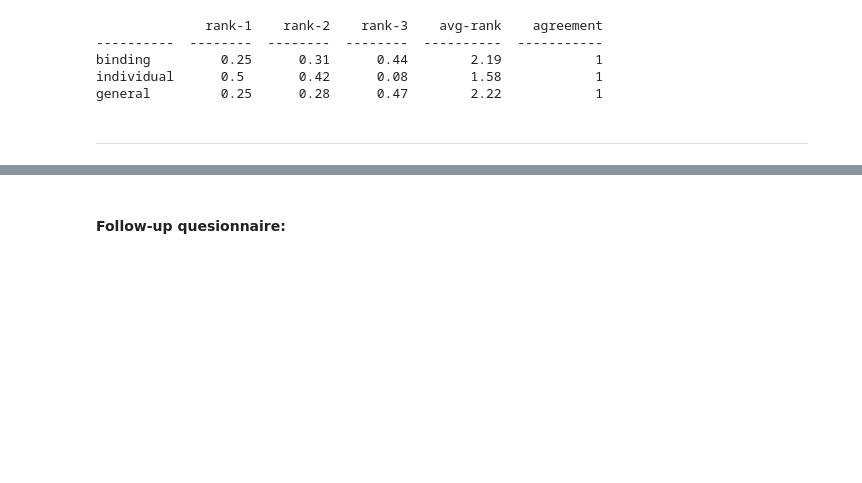
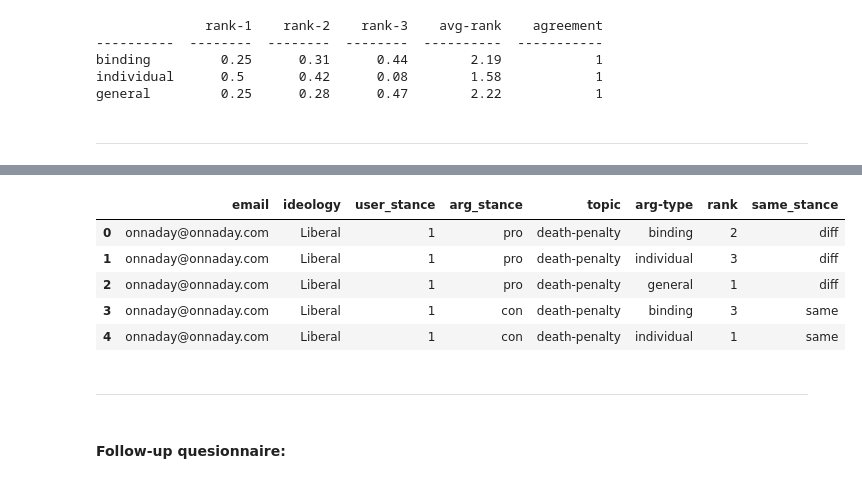
Before and after one commit to webis-de/acl22-moral-debater-a-study-on-the-computational-generation-of-morally-framed-arguments, a Jupyter notebook: src-ipynb/moral-debater/response_analysis.ipynb, the cells around one changed output, grey strips where cells are left out. Saved outputs shown, nothing was run; the diff lists cells and outputs as text; code cells hidden in the pictures; blank space fills up the shorter version.

```diff
--- a/src-ipynb/moral-debater/response_analysis.ipynb
+++ b/src-ipynb/moral-debater/response_analysis.ipynb
@@ -337,3 +494,14 @@ general         0.25      0.28      0.47        2.22            1
+# %%
+main_df.head()
+# %% [output]
+|  | email | ideology | user_stance | arg_stance | topic | arg-type | rank | same_stance |
+| 0 | onnaday@onnaday.com | Liberal | 1 | pro | death-penalty | binding | 2 | diff |
+| 1 | onnaday@onnaday.com | Liberal | 1 | pro | death-penalty | individual | 3 | diff |
+| 2 | onnaday@onnaday.com | Liberal | 1 | pro | death-penalty | general | 1 | diff |
+| 3 | onnaday@onnaday.com | Liberal | 1 | con | death-penalty | binding | 3 | same |
+| 4 | onnaday@onnaday.com | Liberal | 1 | con | death-penalty | individual | 1 | same |
+# %% [markdown]
+--------
 # %% [markdown]
 #### Follow-up quesionnaire:
 # %%
```
Also changed, not shown: parts of 14 cells of this notebook, 4 other files.
